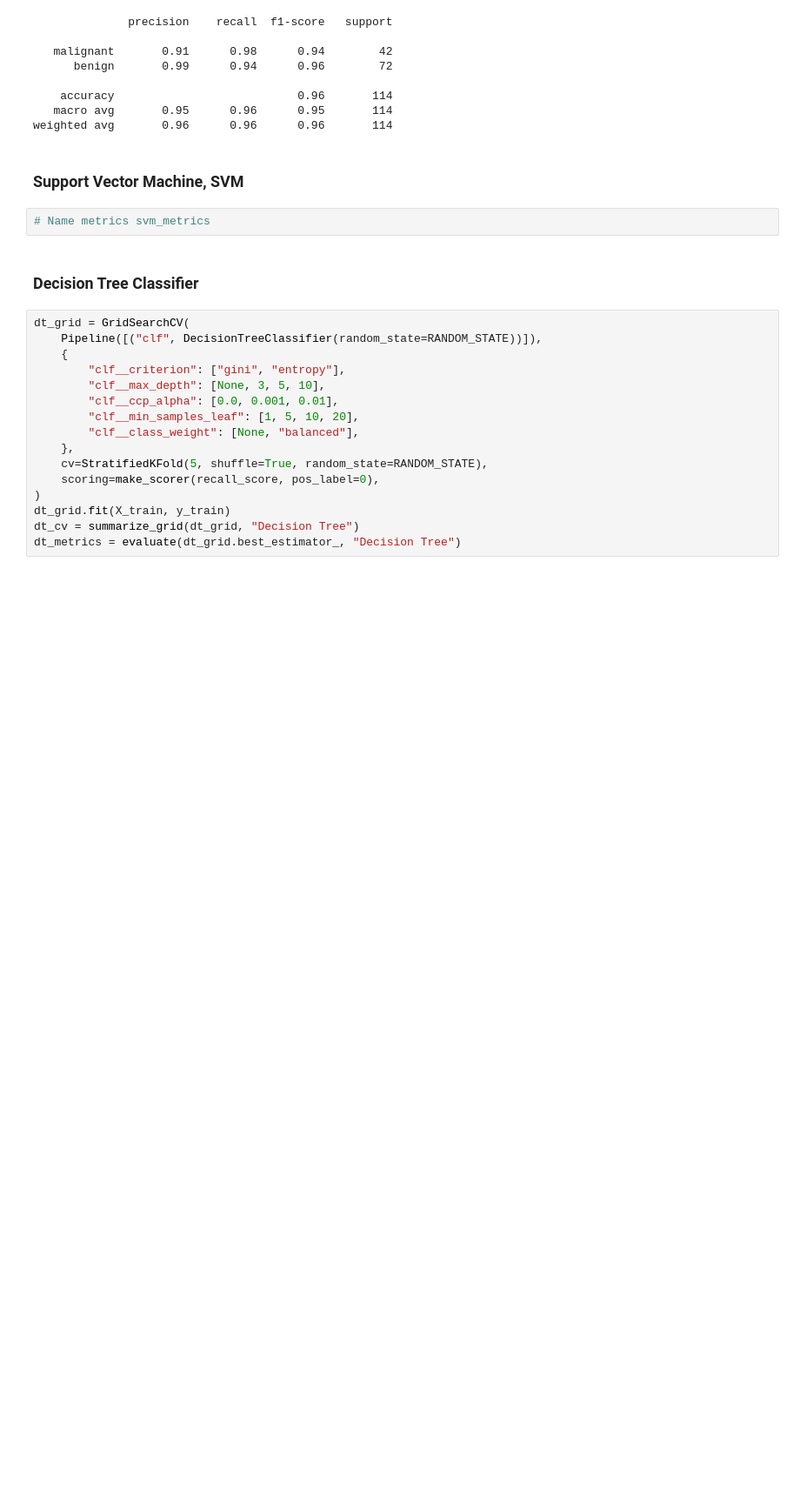
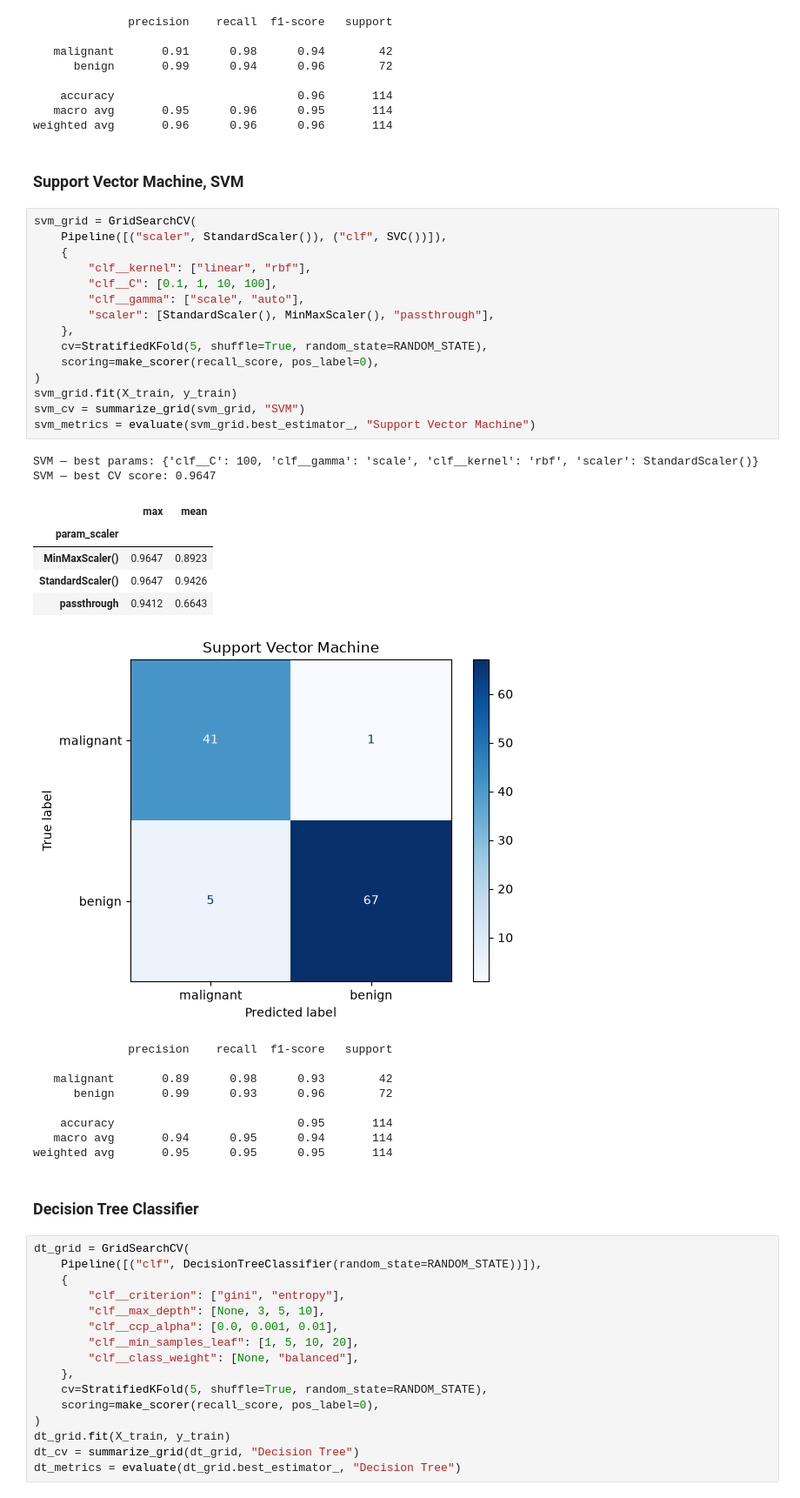
Before and after one commit to Jimmyjohn23/ML_Project1, a Jupyter notebook: main.ipynb, the cells around one changed output. Shown at 87% size. Drawn from its saved outputs; the diff is of its cells as text; blank space fills up the shorter version.

```diff
--- a/main.ipynb
+++ b/main.ipynb
@@ -179,7 +179,37 @@ weighted avg       0.96      0.96      0.96       114
 # %% [markdown]
 ### Support Vector Machine, SVM
 # %%
-# Name metrics svm_metrics
+svm_grid = GridSearchCV(
+    Pipeline([("scaler", StandardScaler()), ("clf", SVC())]),
+    {
+        "clf__kernel": ["linear", "rbf"],
+        "clf__C": [0.1, 1, 10, 100],
+        "clf__gamma": ["scale", "auto"],
+        "scaler": [StandardScaler(), MinMaxScaler(), "passthrough"],
+    },
+    cv=StratifiedKFold(5, shuffle=True, random_state=RANDOM_STATE),
+    scoring=make_scorer(recall_score, pos_label=0),
+)
+svm_grid.fit(X_train, y_train)
+svm_cv = summarize_grid(svm_grid, "SVM")
+svm_metrics = evaluate(svm_grid.best_estimator_, "Support Vector Machine")
+# %% [output]
+SVM — best params: {'clf__C': 100, 'clf__gamma': 'scale', 'clf__kernel': 'rbf', 'scaler': StandardScaler()}
+SVM — best CV score: 0.9647
+|  | max | mean |
+| param_scaler |  |  |
+| MinMaxScaler() | 0.9647 | 0.8923 |
+| StandardScaler() | 0.9647 | 0.9426 |
+| passthrough | 0.9412 | 0.6643 |
+[figure, added]
+              precision    recall  f1-score   support
+
+   malignant       0.89      0.98      0.93        42
+      benign       0.99      0.93      0.96        72
+
+    accuracy                           0.95       114
+   macro avg       0.94      0.95      0.94       114
+weighted avg       0.95      0.95      0.95       114
 # %% [markdown]
 ### Decision Tree Classifier
 # %%
```
Also changed, not shown: parts of 2 cells of this notebook.
